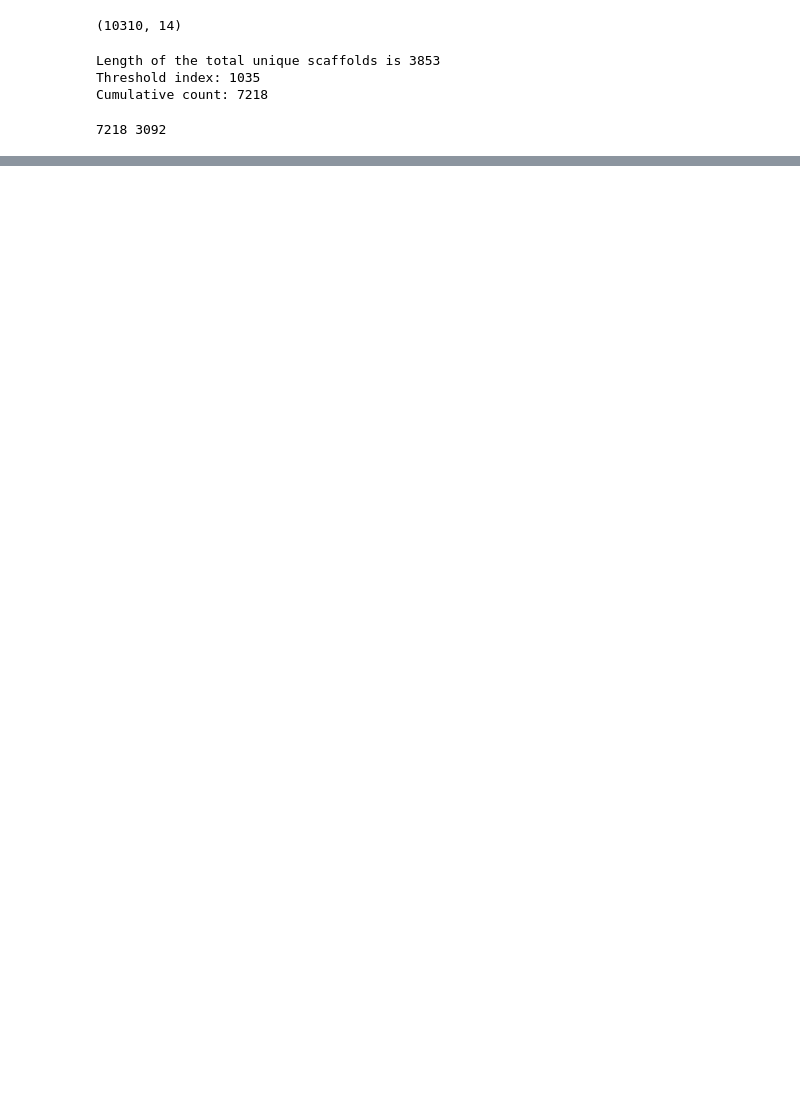
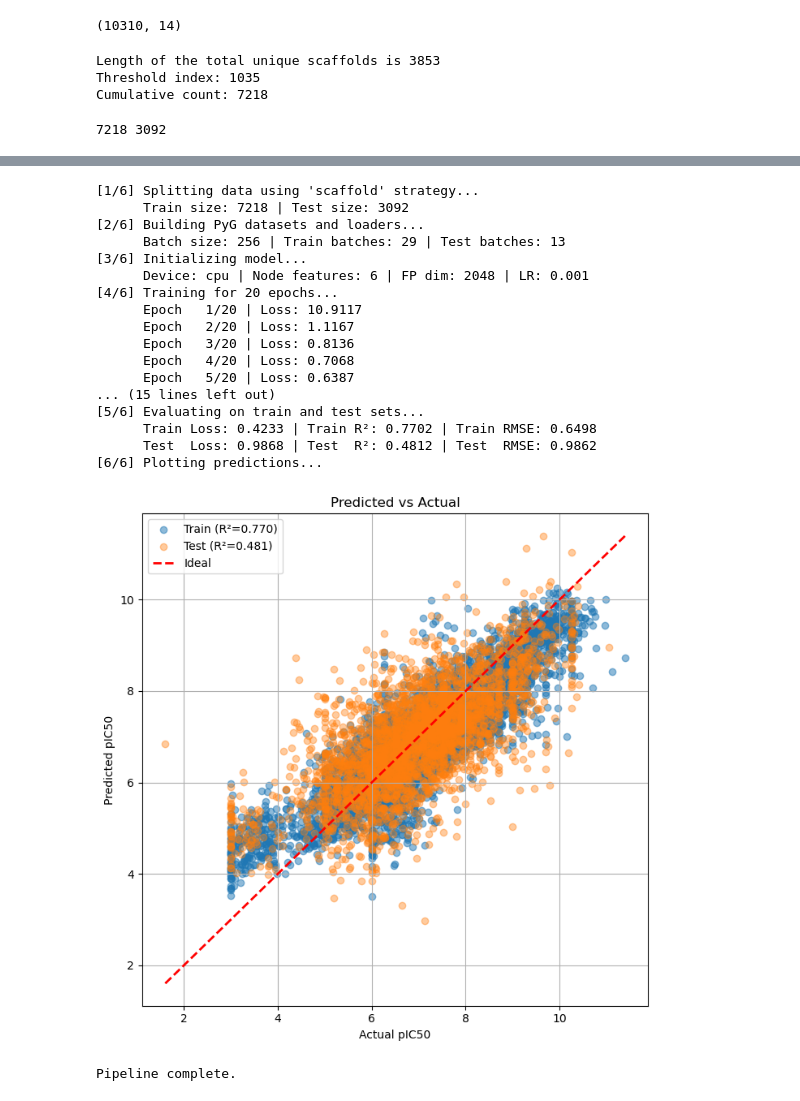
Before and after one commit to Yash-Dhanawate/PharmaGNN-XAI, a Jupyter notebook: XAI.ipynb, the cells around one changed output, grey strips where cells are left out. Saved outputs shown, nothing was run; the diff lists cells and outputs as text; code cells hidden in the pictures; blank space fills up the shorter version.

```diff
--- a/XAI.ipynb
+++ b/XAI.ipynb
@@ -620,0 +665,23 @@ plt.show()
+# %%
+# scaffold split
+scaffold_results = run_gnn_pipeline(df, split_type="scaffold", train_scaffold=train_scaffold_list, test_scaffold=test_scaffold_list, num_epochs=20)
+# %% [output]
+[1/6] Splitting data using 'scaffold' strategy...
+      Train size: 7218 | Test size: 3092
+[2/6] Building PyG datasets and loaders...
+      Batch size: 256 | Train batches: 29 | Test batches: 13
+[3/6] Initializing model...
+      Device: cpu | Node features: 6 | FP dim: 2048 | LR: 0.001
+[4/6] Training for 20 epochs...
+      Epoch   1/20 | Loss: 10.9117
+      Epoch   2/20 | Loss: 1.1167
+      Epoch   3/20 | Loss: 0.8136
+      Epoch   4/20 | Loss: 0.7068
+      Epoch   5/20 | Loss: 0.6387
+... (15 lines left out)
+[5/6] Evaluating on train and test sets...
+      Train Loss: 0.4233 | Train R²: 0.7702 | Train RMSE: 0.6498
+      Test  Loss: 0.9868 | Test  R²: 0.4812 | Test  RMSE: 0.9862
+[6/6] Plotting predictions...
+[figure, added]
+Pipeline complete.
```
Also changed, not shown: parts of 21 cells of this notebook, 3 other files.
